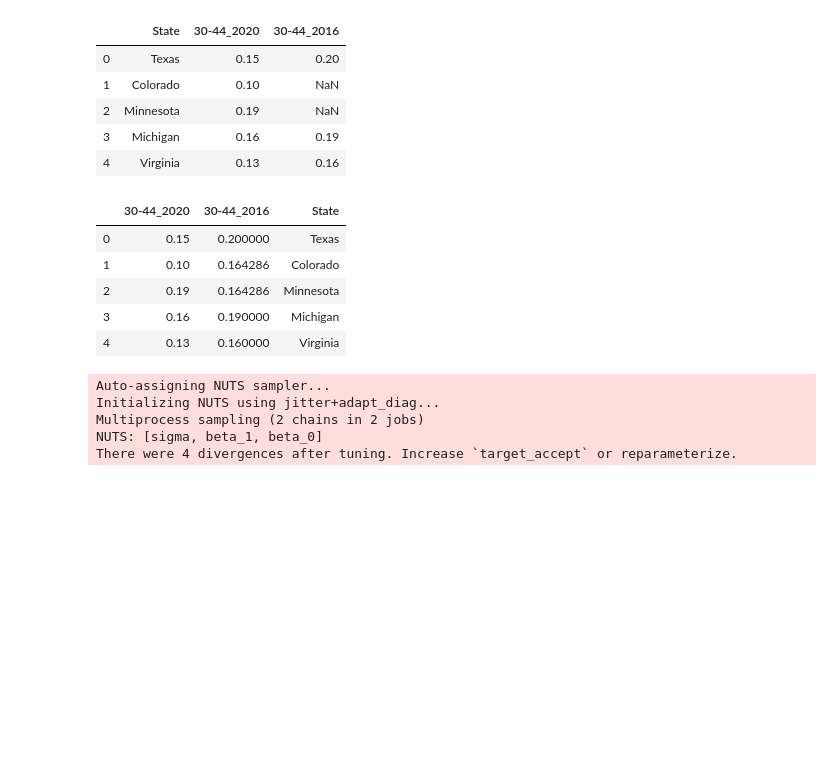
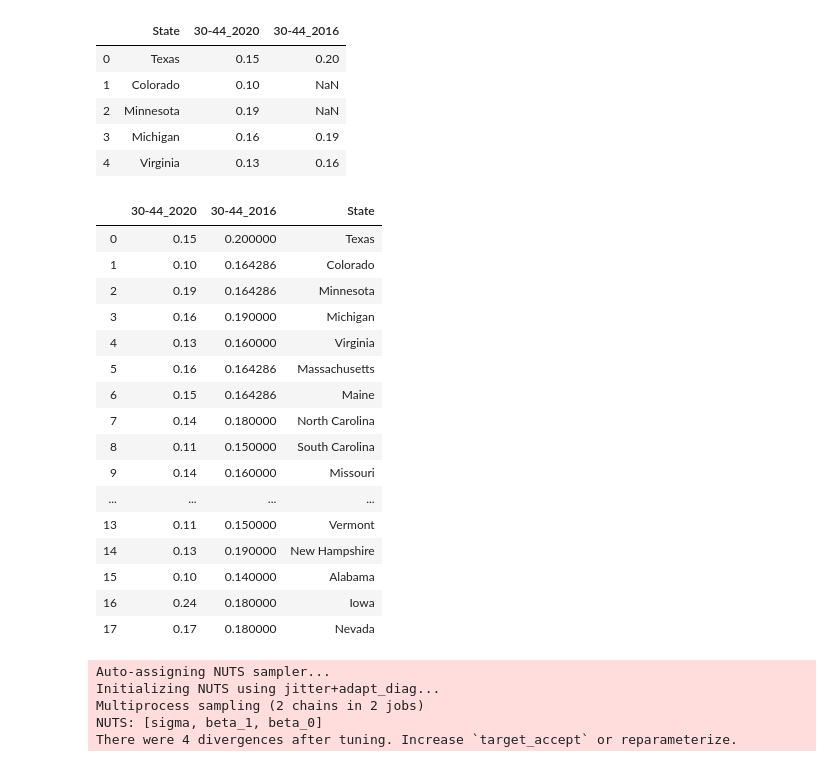
Before and after one commit to Daniel-Lazi00816/2020-Election_Predictor, a Jupyter notebook: Notebooks/Progress Report-checkpoint.ipynb, the cells around one changed output. Drawn from its saved outputs; the diff is of its cells as text; code cells hidden in the pictures; blank space fills up the shorter version.

```diff
--- a/Notebooks/Progress Report-checkpoint.ipynb
+++ b/Notebooks/Progress Report-checkpoint.ipynb
@@ -73,14 +73,25 @@ cols = ['30-44_2020', '30-44_2016']
 y_2 = pd.DataFrame(imp.fit_transform(df_2[cols]), columns = cols)
 y_2['State'] = df_2['State'].copy()
 # %%
-y_2.head()
+y_2
 # %% [output]
 |  | 30-44_2020 | 30-44_2016 | State |
 | 0 | 0.15 | 0.200000 | Texas |
 | 1 | 0.10 | 0.164286 | Colorado |
 | 2 | 0.19 | 0.164286 | Minnesota |
 | 3 | 0.16 | 0.190000 | Michigan |
 | 4 | 0.13 | 0.160000 | Virginia |
+| 5 | 0.16 | 0.164286 | Massachusetts |
+| 6 | 0.15 | 0.164286 | Maine |
+| 7 | 0.14 | 0.180000 | North Carolina |
+| 8 | 0.11 | 0.150000 | South Carolina |
+| 9 | 0.14 | 0.160000 | Missouri |
+| ... | ... | ... | ... |
+| 13 | 0.11 | 0.150000 | Vermont |
+| 14 | 0.13 | 0.190000 | New Hampshire |
+| 15 | 0.10 | 0.140000 | Alabama |
+| 16 | 0.24 | 0.180000 | Iowa |
+| 17 | 0.17 | 0.180000 | Nevada |
 # %%
 with pm.Model() as model_2:
     # Set priors for parameters
```
Also changed, not shown: parts of 3 cells of this notebook, 1 other file.
